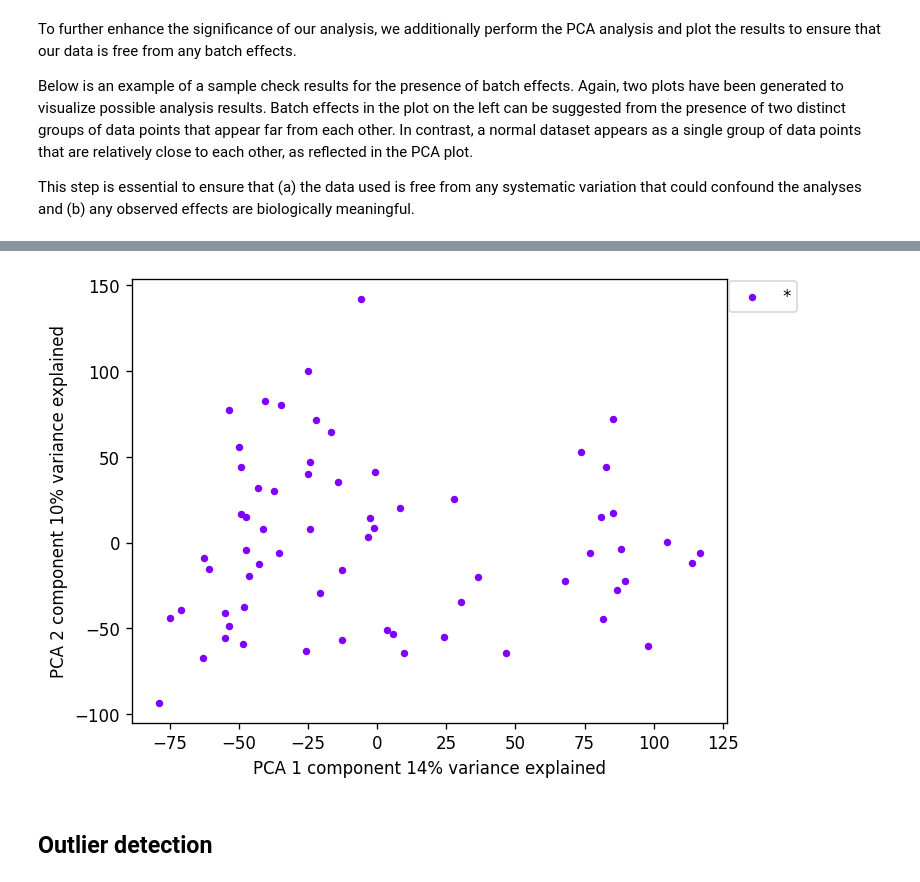
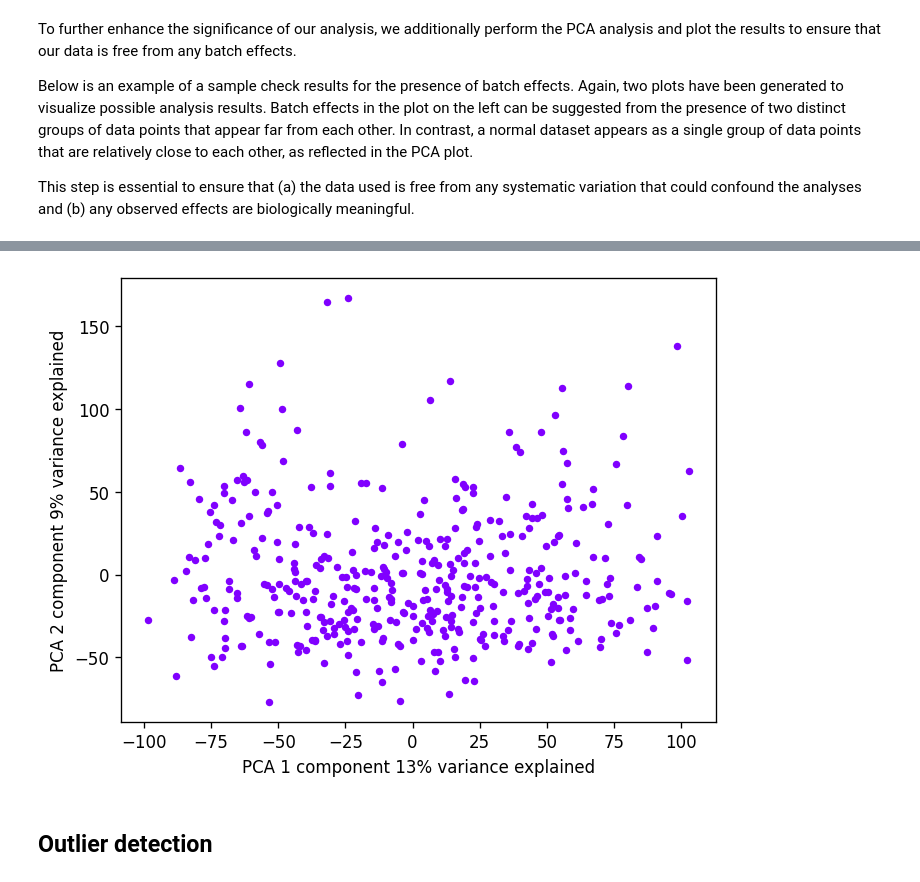
Before and after one commit to BostonGene/MFP, a Jupyter notebook: TME_Classification.ipynb, the cells around one changed output, grey strips where cells are left out. Drawn from its saved outputs; the diff is of its cells as text; code cells hidden in the pictures.

```diff
--- a/TME_Classification.ipynb
+++ b/TME_Classification.ipynb
@@ -59,7 +64,7 @@ If you already have RNA-Seq data insert your data path in EXPRESSION_MATRIX and
 # %%
 #Constants
 
-EXPRESSION_MATRIX = 'Test/expressions.tsv'
+EXPRESSION_MATRIX = 'Cohorts/TCGA_input_expressions/expressions.tsv.gz'
 TCGA_SIGNATURES = 'Cohorts/Pan_TCGA/signatures.tsv'
 TCGA_COHORTS_ANNOTATION = 'Cohorts/Pan_TCGA/annotation.tsv'
 CLASSIFIED_SAMPLES = 'classified_samples.tsv'
@@ -85,6 +101,6 @@ Check if expression matrix is normalized if not log2 transform it.
 if all(0<=sample<=18 for sample in annotated_expression.mean()):
     print(annotated_expression.head())
 else:
-    annotated_expression = pd.log2(1+annotated_expression)
+    annotated_expression = np.log2(1+annotated_expression)
     print(annotated_expression.head())
 # %% [output]
@@ -156,14 +169,14 @@ This step is essential to ensure that (a) the data used is free from any systema
 # %%
 # Generate the pca plot for the annotated_expressions
 
 fig_pca_batches, ax_pca_batches = plt.subplots()
 
-pca_plot(annotated_expression.T, legend = 'out',ax = ax_pca_batches)
+pca_plot(annotated_expression.T, legend = None,ax = ax_pca_batches)
 
 # Save the generated pca plot into a picture.
 fig_pca_batches.savefig('Plots/pca_batches.svg')
 # %% [output]
-[figure, old version]
+[figure, new version]
 # %% [markdown]
 ## Outlier detection
 # %% [markdown]
```
Also changed, not shown: parts of 29 cells of this notebook.
